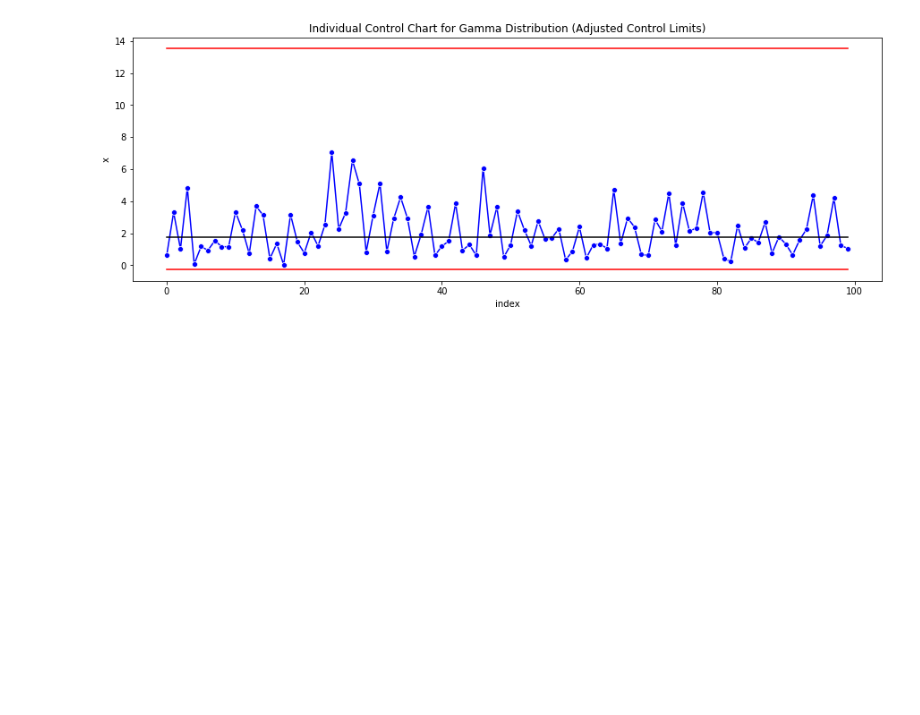
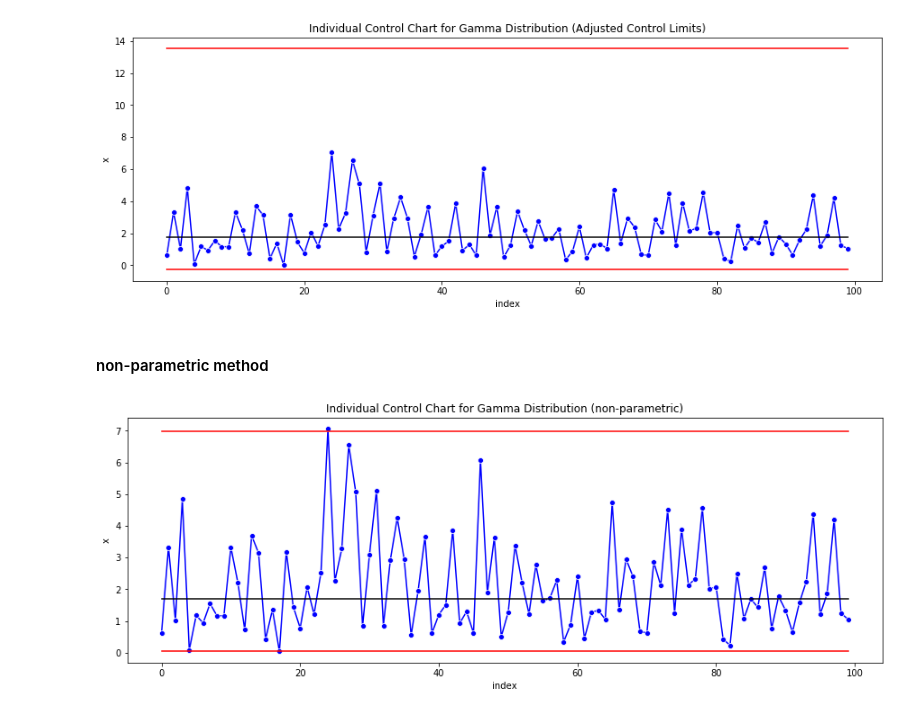
Before and after one commit to howewenann/spc_charts, a Jupyter notebook: notebooks/7.0-hwant-skew-distributions-gamma.ipynb, the cells around one changed output. Drawn from its saved outputs; the diff is of its cells as text; code cells hidden in the pictures; blank space fills up the shorter version.

Commit message:
added non-parametric CI

```diff
--- a/notebooks/7.0-hwant-skew-distributions-gamma.ipynb
+++ b/notebooks/7.0-hwant-skew-distributions-gamma.ipynb
@@ -182,3 +182,28 @@ pf.plot_control_chart(
     rot=0)
 # %% [output]
 [figure]
+# %% [markdown]
+#### non-parametric method
+# %%
+alpha = (1- 0.997)/2
+
+x_ind_params_q = x_ind_params0.copy()
+x_ind_params_q['UCL'] = gamma_series.quantile(q=1-alpha)
+x_ind_params_q['Center'] = gamma_series.quantile(q=0.5)
+x_ind_params_q['LCL'] = gamma_series.quantile(q=alpha)
+# %%
+pf.plot_control_chart(
+    data=x_ind_params_q,
+    index='index',
+    obs='obs',
+    UCL='UCL',
+    center='Center',
+    LCL='LCL',
+    drawstyle='steps-mid',
+    title='Individual Control Chart for Gamma Distribution (non-parametric)',
+    ylab='x',
+    xlab=None,
+    all_dates=False,
+    rot=0)
+# %% [output]
+[figure, added]
```
